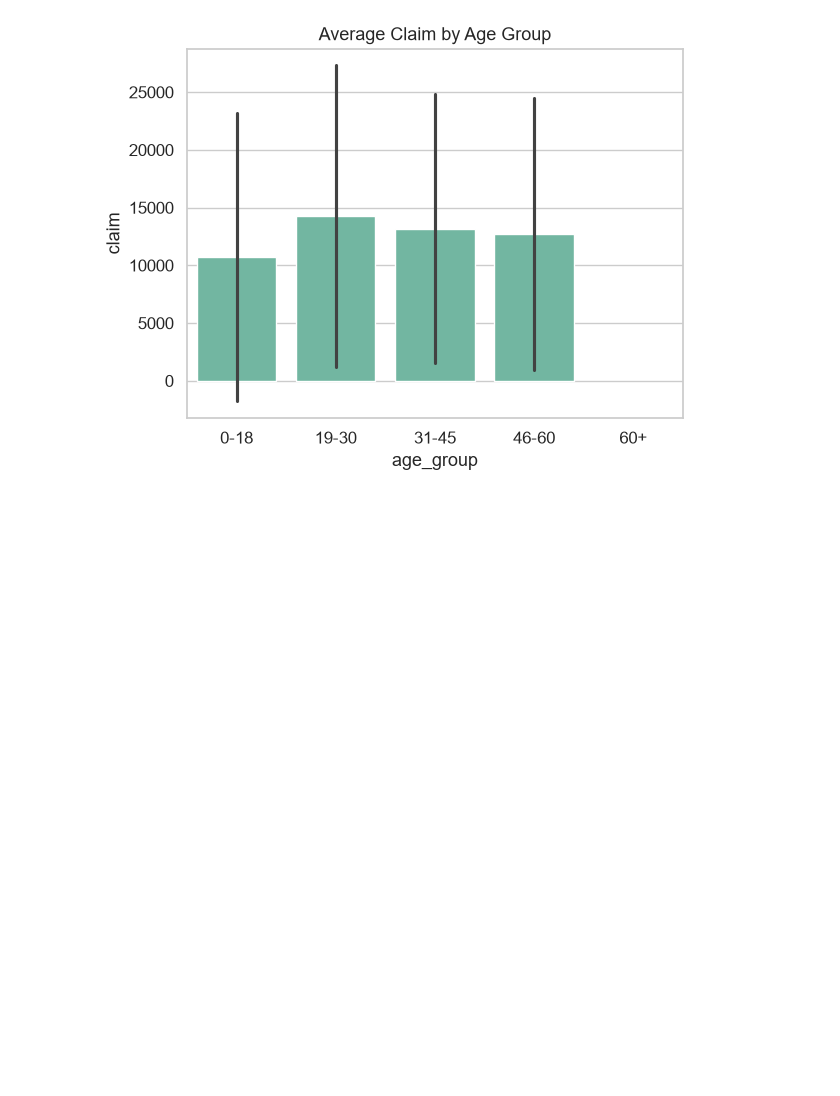
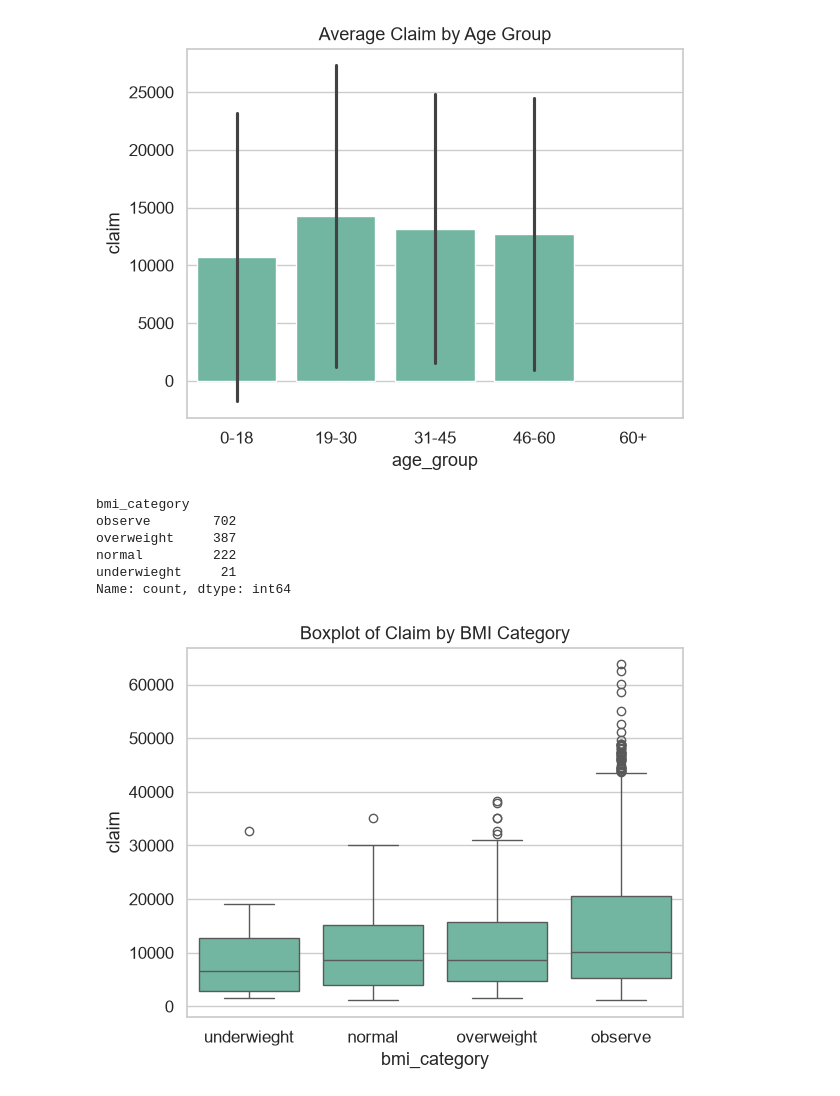
Before and after one commit to Pasinduthennakoon/Health-Insurance-Costs-Predictor, a Jupyter notebook: analysis_model.ipynb, the cells around one changed output. Saved outputs shown, nothing was run; the diff lists cells and outputs as text; code cells hidden in the pictures; blank space fills up the shorter version.

```diff
--- a/analysis_model.ipynb
+++ b/analysis_model.ipynb
@@ -206,3 +206,20 @@ plt.title("Average Claim by Age Group")
 plt.show()
 # %% [output]
 [figure]
+# %%
+df["bmi_category"] = pd.cut(df["bmi"], bins=[0, 18.5, 24.9, 29.9, 100], labels=["underwieght", "normal", "overweight", "observe"])
+# %%
+df["bmi_category"].value_counts()
+# %% [output]
+bmi_category
+observe        702
+overweight     387
+normal         222
+underwieght     21
+Name: count, dtype: int64
+# %%
+sns.boxplot(data=df, x="bmi_category", y="claim")
+plt.title("Boxplot of Claim by BMI Category")
+plt.show()
+# %% [output]
+[figure, added]
```
Also changed, not shown: parts of 3 cells of this notebook.
